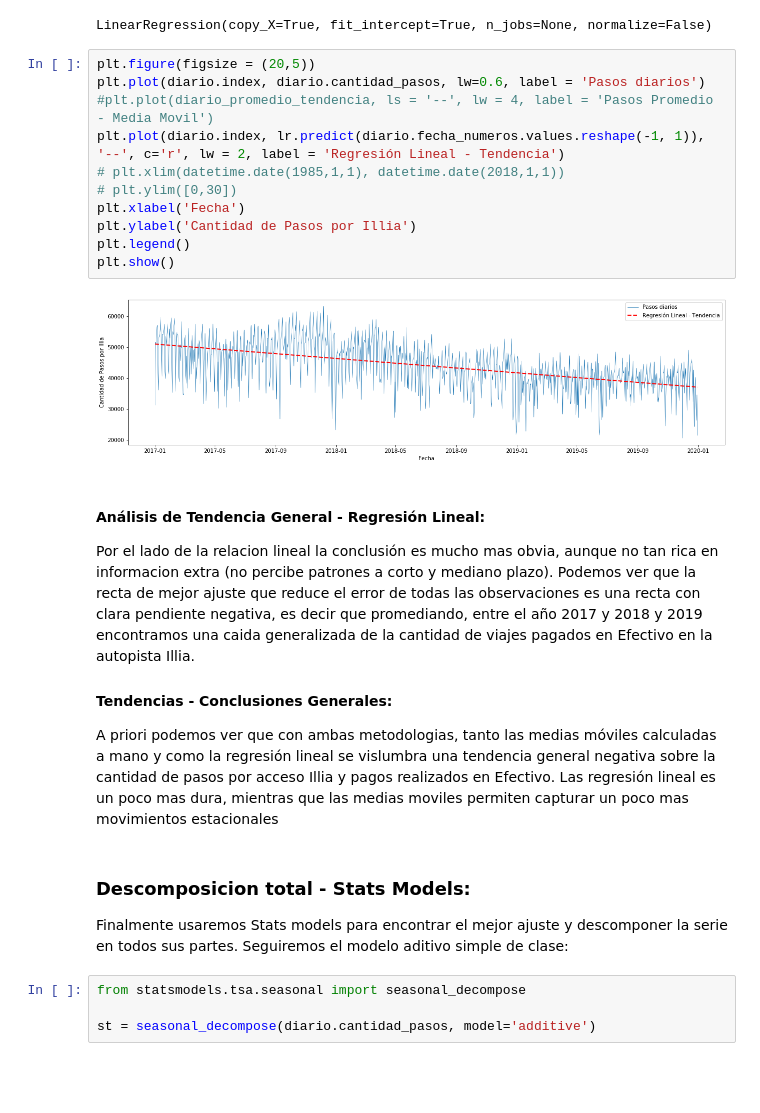
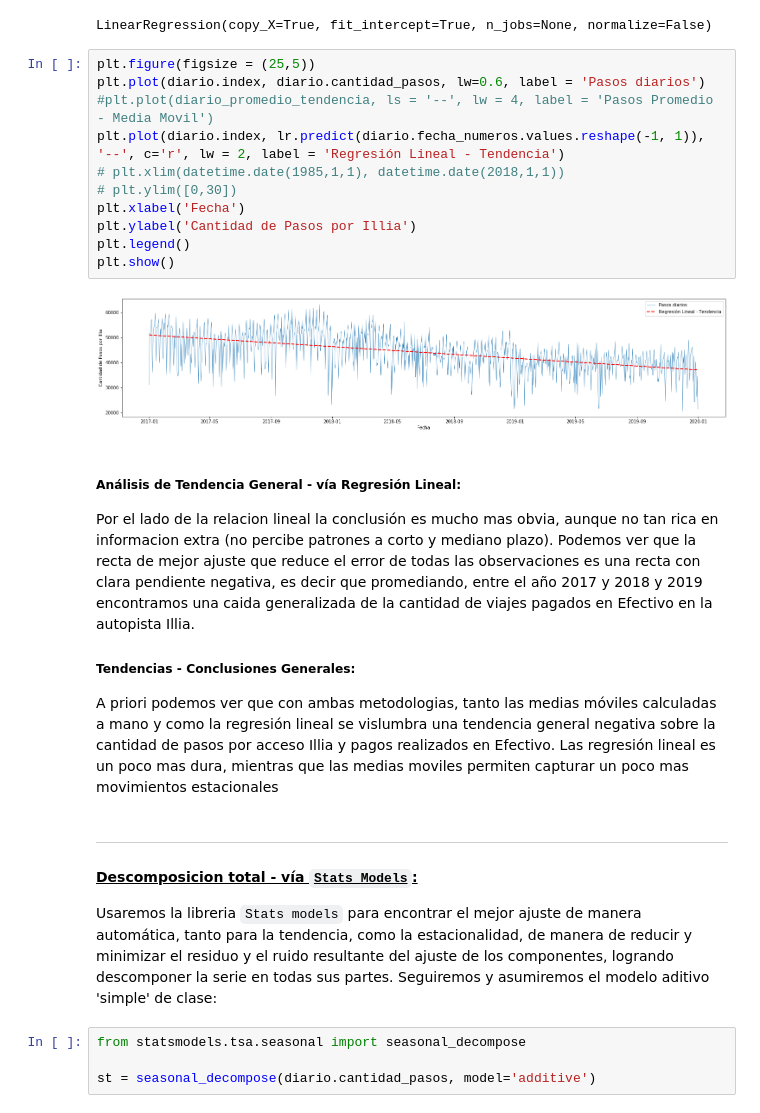
Before and after one commit to torres-federico-e/Acamica_proyecto_3, a Jupyter notebook: Proyecto 3 - Series de Tiempo.ipynb, the cells around one changed output. Saved outputs shown, nothing was run; the diff lists cells and outputs as text; blank space fills up the shorter version.

```diff
--- a/Proyecto 3 - Series de Tiempo.ipynb
+++ b/Proyecto 3 - Series de Tiempo.ipynb
@@ -749,28 +744,30 @@ lr.fit(diario.fecha_numeros.values.reshape(-1, 1), diario.cantidad_pasos)
 # %% [output]
 LinearRegression(copy_X=True, fit_intercept=True, n_jobs=None, normalize=False)
 # %%
-plt.figure(figsize = (20,5))
+plt.figure(figsize = (25,5))
 plt.plot(diario.index, diario.cantidad_pasos, lw=0.6, label = 'Pasos diarios')
 #plt.plot(diario_promedio_tendencia, ls = '--', lw = 4, label = 'Pasos Promedio - Media Movil')
 plt.plot(diario.index, lr.predict(diario.fecha_numeros.values.reshape(-1, 1)), '--', c='r', lw = 2, label = 'Regresión Lineal - Tendencia')
 # plt.xlim(datetime.date(1985,1,1), datetime.date(2018,1,1))
 # plt.ylim([0,30])
 plt.xlabel('Fecha')
 plt.ylabel('Cantidad de Pasos por Illia')
 plt.legend()
 plt.show()
 # %% [output]
-[figure, old version]
+[figure, new version]
 # %% [markdown]
-#### Análisis de Tendencia General - Regresión Lineal:
+##### Análisis de Tendencia General - vía Regresión Lineal:
 Por el lado de la relacion lineal la conclusión es mucho mas obvia, aunque no tan rica en informacion extra (no percibe patrones a corto y mediano plazo). Podemos ver que la recta de mejor ajuste que reduce el error de todas las observaciones es una recta con clara pendiente negativa, es decir que promediando, entre el año 2017 y 2018 y 2019 encontramos una caida generalizada de la cantidad de viajes pagados en Efectivo en la autopista Illia.
 
-#### Tendencias - Conclusiones Generales:
+##### Tendencias - Conclusiones Generales:
 A priori podemos ver que con ambas metodologias, tanto las medias móviles calculadas a mano y como la regresión lineal se vislumbra una tendencia general negativa sobre la cantidad de pasos por acceso Illia y pagos realizados en Efectivo. Las regresión lineal es un poco mas dura, mientras que las medias moviles permiten capturar un poco mas movimientos estacionales
 # %% [markdown]
-### Descomposicion total - Stats Models:
+__________
 
-Finalmente usaremos Stats models para encontrar el mejor ajuste y descomponer la serie en todos sus partes. Seguiremos el modelo aditivo simple de clase:
+#### <u>Descomposicion total - vía `Stats Models`:  </u>
+
+Usaremos la libreria `Stats models` para encontrar el mejor ajuste de manera automática, tanto para la tendencia, como la estacionalidad, de manera de reducir y minimizar el residuo y el ruido resultante del ajuste de los componentes, logrando descomponer la serie en todas sus partes. Seguiremos y asumiremos el modelo aditivo 'simple' de clase:
 # %%
 from statsmodels.tsa.seasonal import seasonal_decompose
 
```
Also changed, not shown: parts of 57 cells of this notebook.
